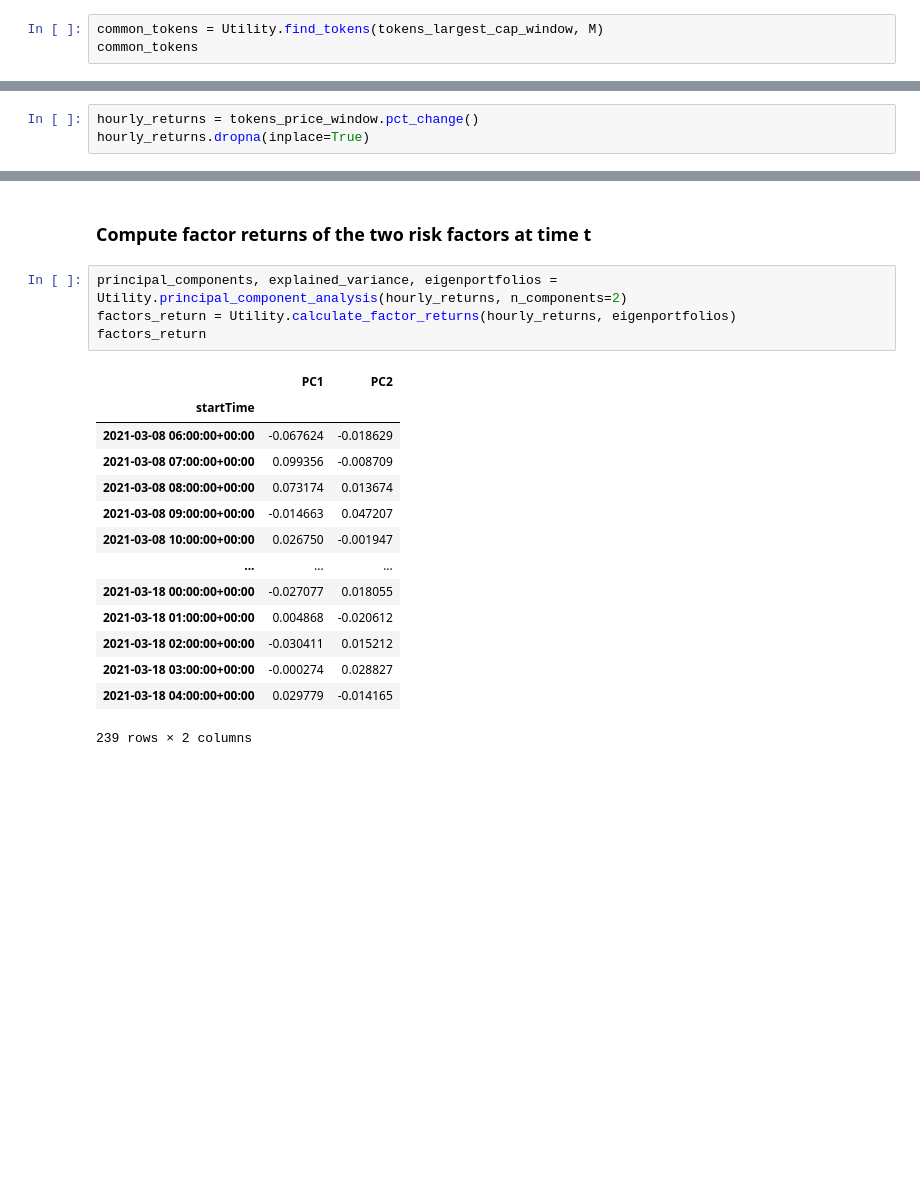
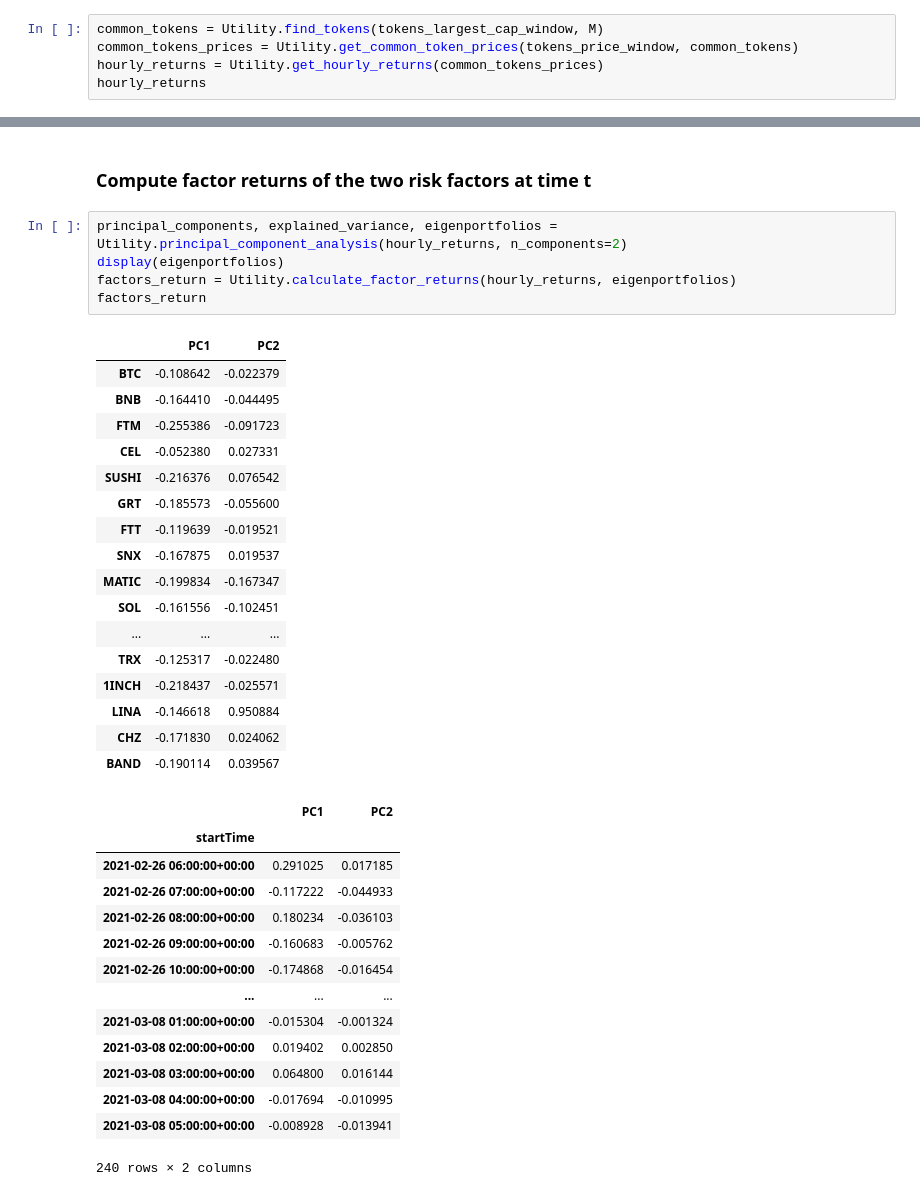
Before and after one commit to Go1vf/Statistical-Arbitrage-Strategy, a Jupyter notebook: main.ipynb, the cells around one changed output, grey strips where cells are left out. Drawn from its saved outputs; the diff is of its cells as text; blank space fills up the shorter version.

```diff
--- a/main.ipynb
+++ b/main.ipynb
@@ -32,5 +34,7 @@ tokens_largest_cap_window = Utility.select_window(tokens_largest_cap, M, start_t
 Locate common tokens
 # %%
 common_tokens = Utility.find_tokens(tokens_largest_cap_window, M)
-common_tokens
+common_tokens_prices = Utility.get_common_token_prices(tokens_price_window, common_tokens)
+hourly_returns = Utility.get_hourly_returns(common_tokens_prices)
+hourly_returns
 # %% [output]
@@ -67,3 +58,0 @@ tokens_price_window.head()
-# %%
-hourly_returns = tokens_price_window.pct_change()
-hourly_returns.dropna(inplace=True)
@@ -71,20 +120,38 @@ hourly_returns.dropna(inplace=True)
 ### Compute factor returns of the two risk factors at time t
 # %%
 principal_components, explained_variance, eigenportfolios = Utility.principal_component_analysis(hourly_returns, n_components=2)
+display(eigenportfolios)
 factors_return = Utility.calculate_factor_returns(hourly_returns, eigenportfolios)
 factors_return
 # %% [output]
 |  | PC1 | PC2 |
-| startTime |  |  |
-| 2021-03-08 06:00:00+00:00 | -0.067624 | -0.018629 |
-| 2021-03-08 07:00:00+00:00 | 0.099356 | -0.008709 |
-| 2021-03-08 08:00:00+00:00 | 0.073174 | 0.013674 |
-| 2021-03-08 09:00:00+00:00 | -0.014663 | 0.047207 |
-| 2021-03-08 10:00:00+00:00 | 0.026750 | -0.001947 |
+| BTC | -0.108642 | -0.022379 |
+| BNB | -0.164410 | -0.044495 |
+| FTM | -0.255386 | -0.091723 |
+| CEL | -0.052380 | 0.027331 |
+| SUSHI | -0.216376 | 0.076542 |
+| GRT | -0.185573 | -0.055600 |
+| FTT | -0.119639 | -0.019521 |
+| SNX | -0.167875 | 0.019537 |
+| MATIC | -0.199834 | -0.167347 |
+| SOL | -0.161556 | -0.102451 |
 | ... | ... | ... |
-| 2021-03-18 00:00:00+00:00 | -0.027077 | 0.018055 |
-| 2021-03-18 01:00:00+00:00 | 0.004868 | -0.020612 |
-| 2021-03-18 02:00:00+00:00 | -0.030411 | 0.015212 |
-| 2021-03-18 03:00:00+00:00 | -0.000274 | 0.028827 |
-| 2021-03-18 04:00:00+00:00 | 0.029779 | -0.014165 |
+| TRX | -0.125317 | -0.022480 |
+| 1INCH | -0.218437 | -0.025571 |
+| LINA | -0.146618 | 0.950884 |
+| CHZ | -0.171830 | 0.024062 |
+| BAND | -0.190114 | 0.039567 |
+|  | PC1 | PC2 |
+| startTime |  |  |
+| 2021-02-26 06:00:00+00:00 | 0.291025 | 0.017185 |
+| 2021-02-26 07:00:00+00:00 | -0.117222 | -0.044933 |
+| 2021-02-26 08:00:00+00:00 | 0.180234 | -0.036103 |
+| 2021-02-26 09:00:00+00:00 | -0.160683 | -0.005762 |
+| 2021-02-26 10:00:00+00:00 | -0.174868 | -0.016454 |
+| ... | ... | ... |
+| 2021-03-08 01:00:00+00:00 | -0.015304 | -0.001324 |
+| 2021-03-08 02:00:00+00:00 | 0.019402 | 0.002850 |
+| 2021-03-08 03:00:00+00:00 | 0.064800 | 0.016144 |
+| 2021-03-08 04:00:00+00:00 | -0.017694 | -0.010995 |
+| 2021-03-08 05:00:00+00:00 | -0.008928 | -0.013941 |
-239 rows × 2 columns
+240 rows × 2 columns
```
Also changed, not shown: parts of 11 cells of this notebook, 4 other files.
